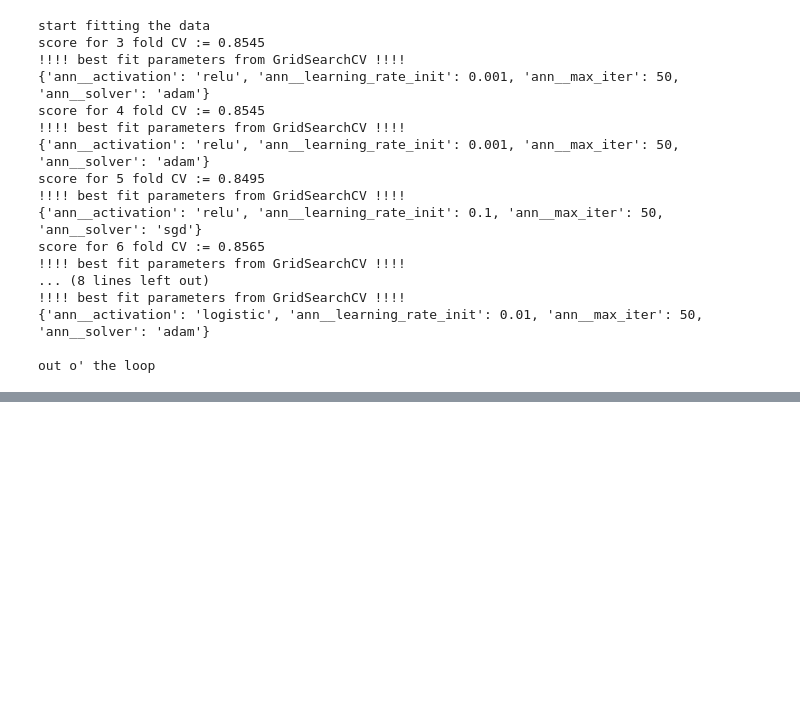
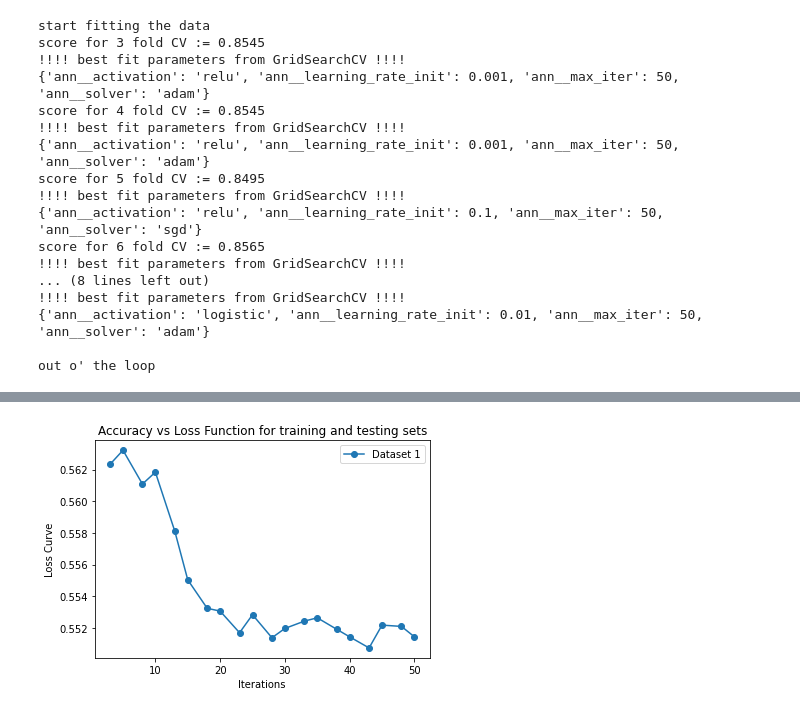
Before and after one commit to zparnold/cs7641, a Jupyter notebook: assignment1/ann1.ipynb, the cells around one changed output, grey strips where cells are left out. Saved outputs shown, nothing was run; the diff lists cells and outputs as text; code cells hidden in the pictures; blank space fills up the shorter version.

```diff
--- a/assignment1/ann1.ipynb
+++ b/assignment1/ann1.ipynb
@@ -334,0 +343,42 @@ plt.show()
+# %%
+ds2 = pd.read_csv('./data/bank-additional-full.csv', delimiter=';')
+ds2.dropna()
+ds2.drop_duplicates()
+ds2_dummies = pd.get_dummies(ds2, columns=['job','marital','education','default','housing','loan','contact','month','day_of_week','poutcome'])
+ds2_dummies.dropna()
+ds2_dummies['y'].value_counts()
+ds2_dummies['y'] = ds2_dummies['y'].map({'yes':1, 'no': 0})
+ds2_labels = ds2_dummies['y']
+ds2_dummies = ds2_dummies.drop(['y'], axis=1)
+X1_train, X1_test, y1_train, y1_test = train_test_split(ds2_dummies, ds2_labels, test_size=0.20, stratify=ds2_labels)
+# %%
+import math
+clfs = []
+clfs1 = []
+for x in np.arange(1,21):
+    clf = MLPClassifier(random_state=0, activation='logistic', learning_rate_init=0.005, solver='adam', max_iter=math.ceil(x*2.5))
+    clf.fit(X_train, y_train)
+    clfs.append(clf)
+    clf = MLPClassifier(random_state=0, activation='logistic', learning_rate_init=0.005, solver='adam', max_iter=math.ceil(x*2.5))
+    clf.fit(X1_train, y1_train)
+    clfs1.append(clf)
+
+train_scores = [clf.score(X_train, y_train) for clf in clfs]
+test_scores = [clf.score(X_test, y_test) for clf in clfs]
+# %%
+train_scores = [clf.loss_ for clf in clfs]
+#test_scores = [clf.score(X_test, y_test) for clf in clfs]
+train_scores1 = [clf.loss_ for clf in clfs1]
+#test_scores1 = [clf.score(X1_test, y1_test) for clf in clfs1]
+fig, ax = plt.subplots()
+ax.set_xlabel("Iterations")
+ax.set_ylabel("Loss Curve")
+ax.set_title("Accuracy vs Loss Function for training and testing sets")
+ax.plot([math.ceil(x*2.5) for x in np.arange(1,21)], train_scores, marker='o', label="Dataset 1",
+        )
+#ax.plot(np.arange(1,21), test_scores, marker='o', label="test dataset 1",
+#        drawstyle="steps-post")
+ax.legend()
+plt.show()
+# %% [output]
+[figure, added]
```
Also changed, not shown: parts of 3 cells of this notebook, 17 other files.
